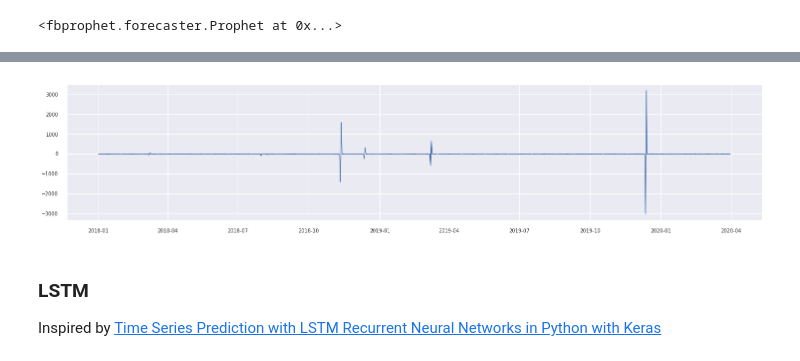
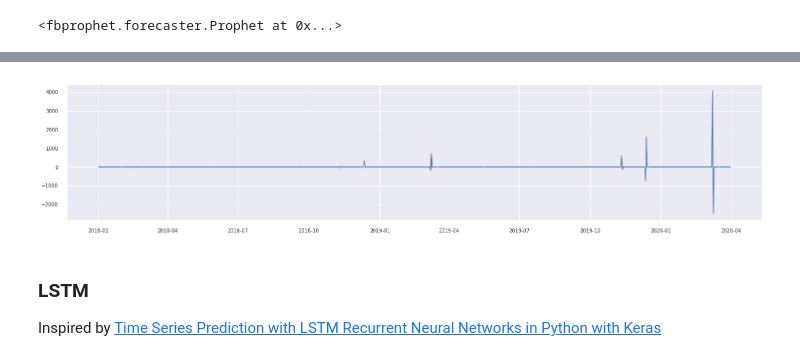
Before and after one commit to Zol-S/other, a Jupyter notebook: bce/1_Time_series_analysis.ipynb, the cells around one changed output, grey strips where cells are left out. Cells and saved outputs as stored; diff of their text form; code cells hidden in the pictures.

```diff
--- a/bce/1_Time_series_analysis.ipynb
+++ b/bce/1_Time_series_analysis.ipynb
@@ -238,10 +266,10 @@ df_customers.loc[df_customers['date'].isin([d1, d2]), 'next_to_payday'] = 1
 # %%
-df_customers.rename(columns={'date': 'ds', 'change': 'y'}, inplace=True)
-m = Prophet(seasonality_mode='multiplicative', yearly_seasonality=False, daily_seasonality=False, interval_width=0.95) #It already has a weekly seasonality
+df_input.rename(columns={'date': 'ds', 'change': 'y'}, inplace=True)
+m = Prophet(seasonality_mode='additive', yearly_seasonality=False, daily_seasonality=False, interval_width=0.95) #It already has a weekly seasonality
 m.add_seasonality(name='monthly', period=30.5, fourier_order=4) #Add monthly seasonality
-m.add_country_holidays(country_name='ID') #Public holidays
-m.add_regressor('pay_day') #Pay days
-m.add_regressor('next_to_payday') #Next working day to pay days
-m.fit(df_customers)
+m.add_country_holidays(country_name='CN') # Country specific public holidays
+m.add_regressor('special_day')
+m.add_regressor('special_day_next')
+m.fit(df_input)
 # %% [output]
 <fbprophet.forecaster.Prophet at 0x...>
@@ -261,0 +276,6 @@ for i in future_next2payday_list:
+# %%
+future = m.make_future_dataframe(periods=90)
+
+future_special_day_list = ['2019-12-12', '2019-03-08', '2018-12-12', '2019-11-11', '2020-03-08', '2020-11-11']
+future['special_day'] = 1*(future['ds'].isin([datetime.strptime(d, '%Y-%m-%d') for d in future_special_day_list]))
+future['special_day_next'] = 1*(future['ds'].isin([datetime.strptime(d, '%Y-%m-%d') + timedelta(days=1) for d in future_special_day_list]))
@@ -276,25 +304,25 @@ fig2 = m.plot_components(forecast)
 # %%
-df_customers = df_customers.merge(forecast, how='left', on='ds')
+df_input = df_input.merge(forecast, how='left', on='ds')
 # %%
-df_customers['rmse'] = (df_customers['yhat']-df_customers['y'])**2
-df_customers['signed_rmse'] = df_customers.apply(lambda row: (row['yhat']-row['y'])**2 if (row['yhat'] > row['y']) else -(row['yhat']-row['y'])**2, axis=1)
+df_input['rmse'] = (df_input['yhat']-df_input['y'])**2
+df_input['signed_rmse'] = df_input.apply(lambda row: (row['yhat']-row['y'])**2 if (row['yhat'] > row['y']) else -(row['yhat']-row['y'])**2, axis=1)
 # %%
 plt.figure(figsize=(25, 5))
-plt.plot(df_customers['ds'], df_customers['signed_rmse'])
+plt.plot(df_input['ds'], df_input['signed_rmse'])
 
 # Lollipop (moneymoji) Campaign
 #plt.axvspan(datetime.strptime('2018-05-27', '%Y-%m-%d'), datetime.datetime.strptime('2018-07-07', '%Y-%m-%d'), facecolor='#7a5c58', alpha=0.5)
 
 # Travel (Jalan2) Jenius
 #plt.axvspan(datetime.strptime('2018-10-17', '%Y-%m-%d'), datetime.datetime.strptime('2018-12-21', '%Y-%m-%d'), facecolor='#99b2dd', alpha=0.5)
 #plt.axvspan(datetime.strptime('2018-12-22', '%Y-%m-%d'), datetime.datetime.strptime('2019-01-15', '%Y-%m-%d'), facecolor='#b4869f', alpha=0.5)
 
 # Mimpi2 Jenius
 #plt.axvspan(datetime.strptime('2018-12-18', '%Y-%m-%d'), datetime.datetime.strptime('2019-01-31', '%Y-%m-%d'), facecolor='#9dfff9', alpha=0.5)
 
 plt.show()
 # %% [output]
-[figure, old version]
+[figure, new version]
 # %% [markdown]
 ### LSTM
 Inspired by [Time Series Prediction with LSTM Recurrent Neural Networks in Python with Keras](https://machinelearningmastery.com/time-series-prediction-lstm-recurrent-neural-networks-python-keras/)
```
Also changed, not shown: parts of 37 cells of this notebook, 1 other file.
